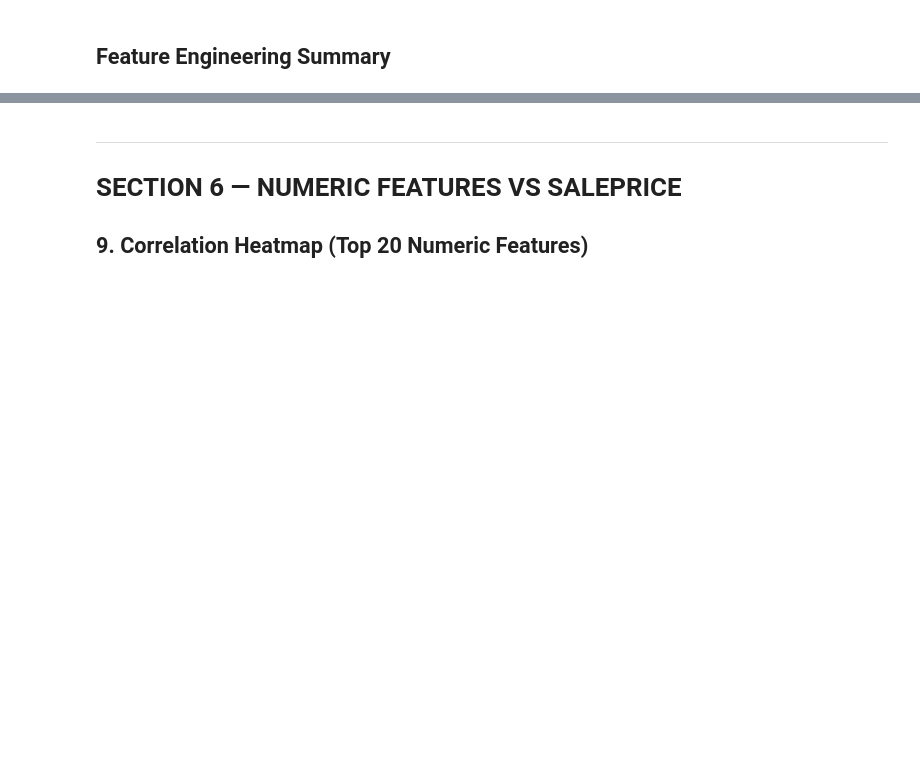
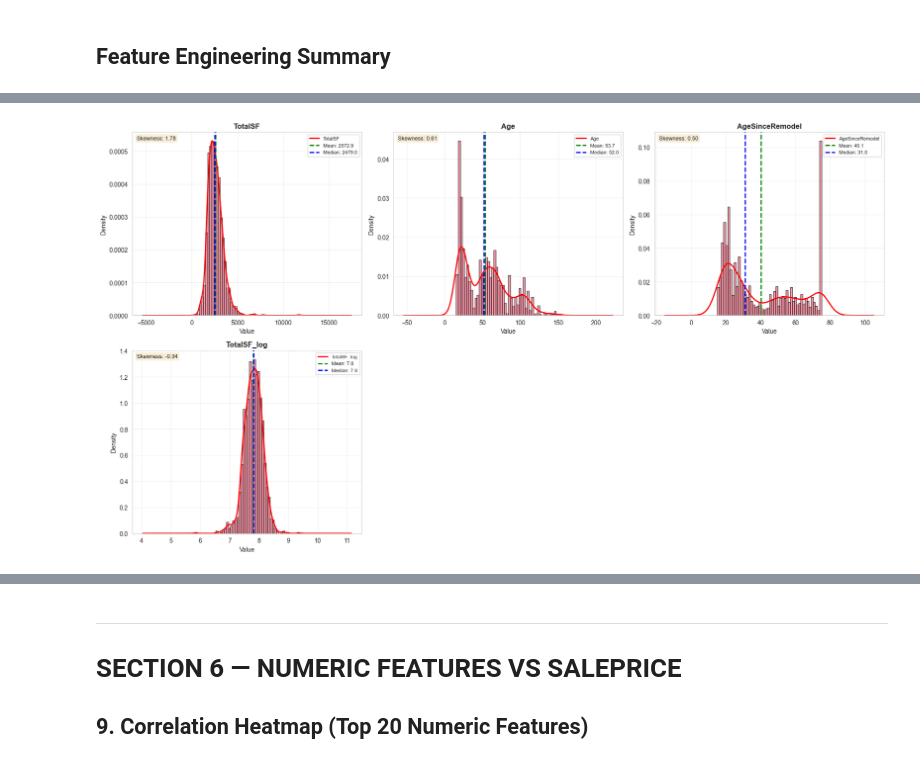
Before and after one commit to charliejb52/Housing-Price-Prediction, a Jupyter notebook: eda_notebook.ipynb, the cells around one changed output, grey strips where cells are left out. Cells and saved outputs as stored; diff of their text form; code cells hidden in the pictures; blank space fills up the shorter version.

```diff
--- a/eda_notebook.ipynb
+++ b/eda_notebook.ipynb
@@ -881,13 +928,17 @@ print("-" * 80)
 
 # Get recommended numeric features if available, otherwise use important area/size features
 if 'recommended_features' in globals() and 'numeric' in recommended_features:
-    features_to_check = recommended_features['numeric']
+    features_to_check = recommended_features['numeric'].copy()
+    # Exclude GrLivArea, TotalBsmtSF, and 1stFlrSF since we're using TotalSF instead
+    features_to_check = [f for f in features_to_check if f not in ['GrLivArea', 'TotalBsmtSF', '1stFlrSF']]
     print(f"Checking {len(features_to_check)} recommended numeric features for skewness...")
+    print("  (Excluded GrLivArea, TotalBsmtSF, and 1stFlrSF - using TotalSF instead)")
 else:
-    # Fallback: check important area/size features
-    features_to_check = ['LotArea', 'GrLivArea', 'TotalBsmtSF', '1stFlrSF', '2ndFlrSF',
+    # Fallback: check important area/size features (excluding GrLivArea, TotalBsmtSF, and 1stFlrSF)
+    features_to_check = ['LotArea', '2ndFlrSF',
                          'GarageArea', 'WoodDeckSF', 'OpenPorchSF', 'MasVnrArea']
     print(f"Using fallback list of {len(features_to_check)} important area/size features...")
+    print("  (Excluded GrLivArea, TotalBsmtSF, and 1stFlrSF - using TotalSF instead)")
 
 # Check skewness and transform if > 1
 for feat in features_to_check:
@@ -995,0 +1080,76 @@ print("\n✓ Feature engineering complete! All transformations applied to datafr
+# %%
+# Visualize the newly created features
+print("\n" + "=" * 80)
+print("UNIVARIATE VISUALIZATIONS OF NEWLY ENGINEERED FEATURES")
+print("=" * 80)
+
+# Collect all new numeric features to visualize
+new_numeric_features = []
+
+# Add new composite features
+if 'TotalSF' in df.columns:
+    new_numeric_features.append('TotalSF')
+if 'Age' in df.columns:
+    new_numeric_features.append('Age')
+if 'AgeSinceRemodel' in df.columns:
+    new_numeric_features.append('AgeSinceRemodel')
+
+# Add log-transformed features
+for item in log_transformed:
+    if item['New_Column'] in df.columns:
+        new_numeric_features.append(item['New_Column'])
+
+if len(new_numeric_features) > 0:
+    print(f"\nVisualizing {len(new_numeric_features)} newly engineered numeric features...")
+
+    # Create distribution plots
+    n_features = len(new_numeric_features)
+    n_cols = 3
+    n_rows = (n_features + n_cols - 1) // n_cols
+
+    fig, axes = plt.subplots(n_rows, n_cols, figsize=(18, 5 * n_rows))
+    axes = axes.flatten() if n_rows > 1 else [axes] if n_cols == 1 else axes
+
+    for idx, feat in enumerate(new_numeric_features):
+        if idx < len(axes) and feat in df.columns:
+            # Histogram with KDE
+            axes[idx].hist(df[feat].dropna(), bins=50, alpha=0.7, edgecolor='black', density=True)
+            df[feat].dropna().plot.density(ax=axes[idx], color='red', linewidth=2)
+            axes[idx].set_title(f'{feat}', fontsize=12, fontweight='bold')
+            axes[idx].set_xlabel('Value', fontsize=10)
+            axes[idx].set_ylabel('Density', fontsize=10)
+            axes[idx].grid(True, alpha=0.3)
+
+            # Add statistics
+            mean_val = df[feat].mean()
+            median_val = df[feat].median()
+            skew_val = df[feat].skew()
+            axes[idx].axvline(mean_val, color='green', linestyle='--', linewidth=2, label=f'Mean: {mean_val:.1f}')
+            axes[idx].axvline(median_val, color='blue', linestyle='--', linewidth=2, label=f'Median: {median_val:.1f}')
+            axes[idx].legend(fontsize=8)
+            axes[idx].text(0.02, 0.98, f'Skewness: {skew_val:.2f}',
+                          transform=axes[idx].transAxes, fontsize=9,
+                          verticalalignment='top', bbox=dict(boxstyle='round', facecolor='wheat', alpha=0.5))
+
+    # Hide extra subplots
+    for idx in range(len(new_numeric_features), len(axes)):
+        axes[idx].set_visible(False)
+
+    plt.tight_layout()
+    plt.show()
+
+    # Print summary statistics
+    print("\nSummary Statistics for Newly Engineered Features:")
+    print("-" * 80)
+    for feat in new_numeric_features:
+        if feat in df.columns:
+            print(f"\n{feat}:")
+            print(f"  Mean: {df[feat].mean():.2f}")
+            print(f"  Median: {df[feat].median():.2f}")
+            print(f"  Std Dev: {df[feat].std():.2f}")
+            print(f"  Min: {df[feat].min():.2f}")
+            print(f"  Max: {df[feat].max():.2f}")
+            print(f"  Skewness: {df[feat].skew():.2f}")
+else:
+    print("\nNo new numeric features to visualize.")
+# %% [output]
@@ -995,0 +1161 @@ print("\n✓ Feature engineering complete! All transformations applied to datafr
+[figure, added]
```
Also changed, not shown: parts of 35 cells of this notebook.
